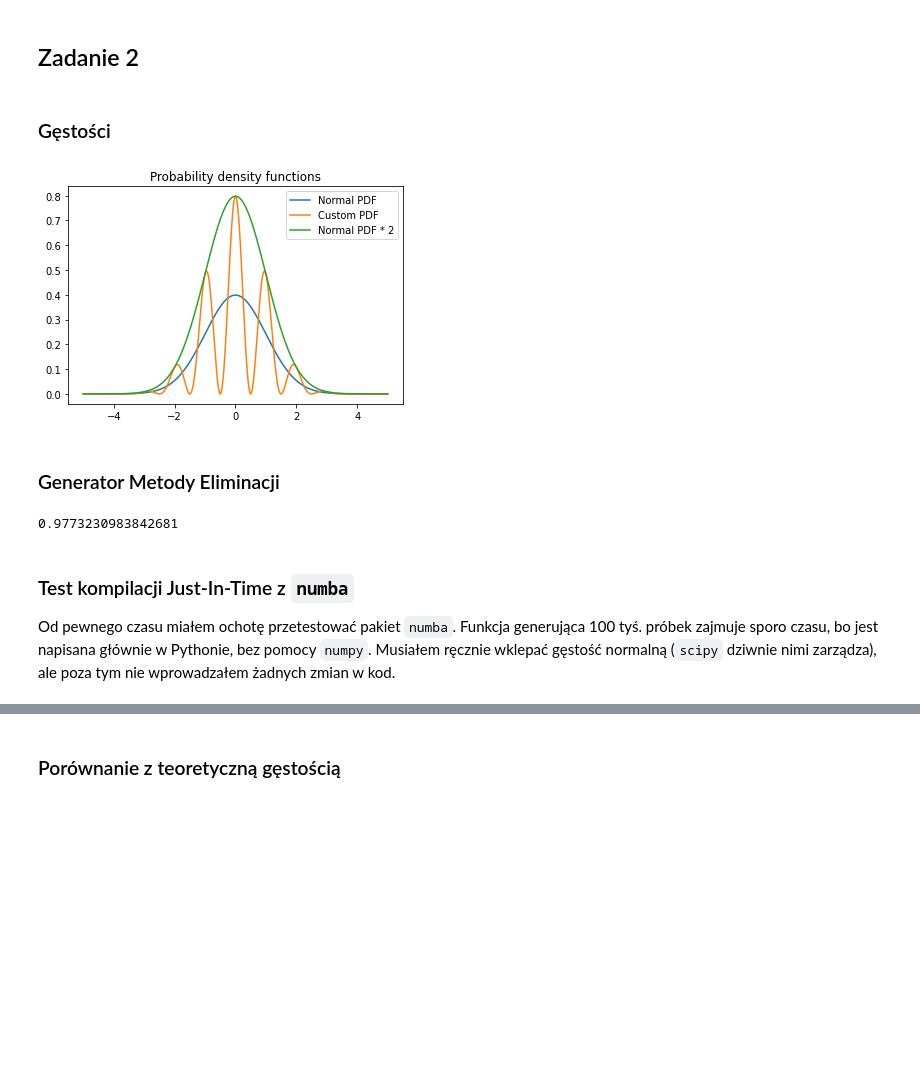
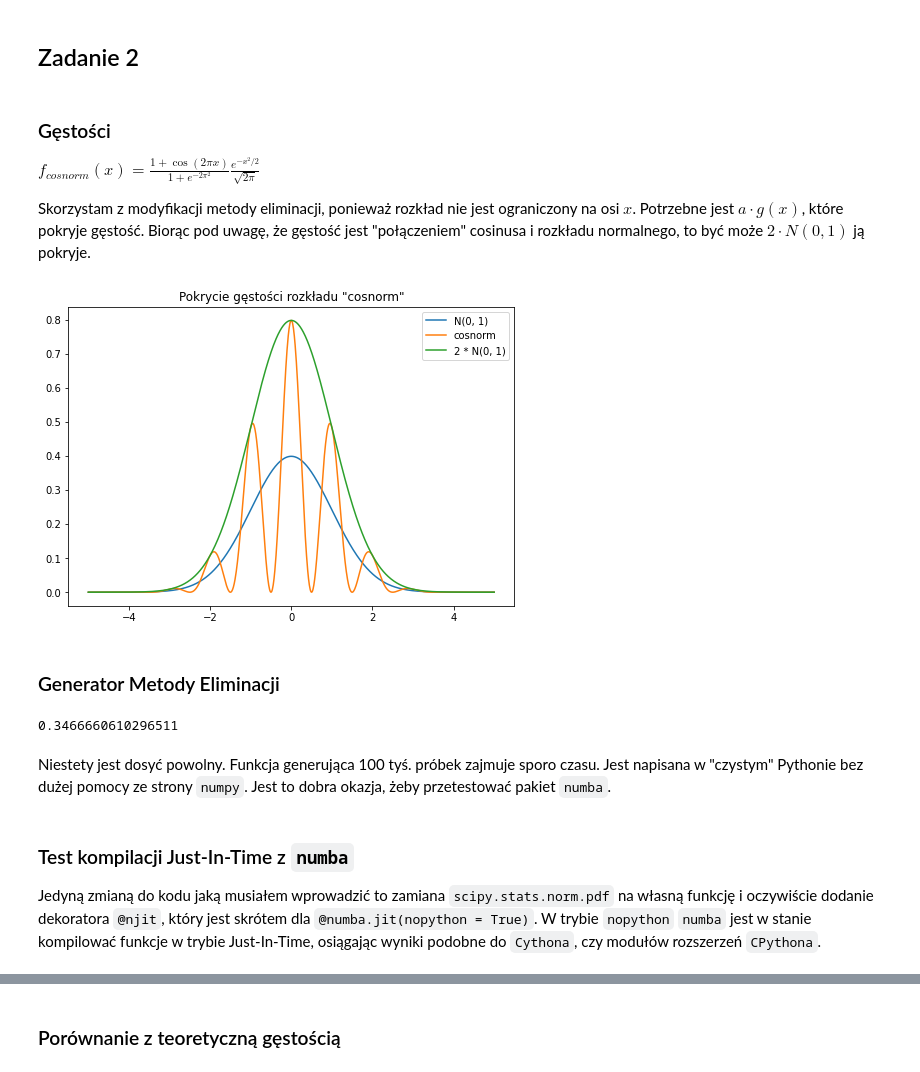
Before and after one commit to niegrzybkowski/matfin2022, a Jupyter notebook: Lab01.ipynb, the cells around one changed output, grey strips where cells are left out. Drawn from its saved outputs; the diff is of its cells as text; code cells hidden in the pictures; blank space fills up the shorter version.

```diff
--- a/Lab01.ipynb
+++ b/Lab01.ipynb
@@ -5,0 +34,2 @@ from math import exp, pi
+# %%
+plt.rcParams["figure.figsize"] = [8, 5.5]
@@ -50,3 +88,6 @@ plt.show()
 ## Zadanie 2
 # %% [markdown]
 ### Gęstości
+$f_{cosnorm}(x) = \frac{1 + \cos(2\pi x)}{1 + e^{-2\pi^2}} \frac{e^{-x^2/2}}{\sqrt{2\pi}}$
+
+Skorzystam z modyfikacji metody eliminacji, ponieważ rozkład nie jest ograniczony na osi $x$. Potrzebne jest $a\cdot g(x)$, które pokryje gęstość. Biorąc pod uwagę, że gęstość jest "połączeniem" cosinusa i rozkładu normalnego, to być może $2 \cdot N(0, 1)$ ją pokryje.
@@ -56,25 +94,25 @@ from scipy.stats import norm, uniform
 # %%
-def density(x):
+def density_cosnorm(x):
     return (
-        ( (1 + np.cos(2*pi*x)) * np.exp(-x**2/2) ) /
-        ( (1 + np.exp(-2 * pi**2)) * np.sqrt(2*pi) )
+        ( (1 + np.cos(2*pi*x)) * np.exp(-x*x/2) ) /
+        ( (1 + np.exp(-2 * pi*pi)) * np.sqrt(2*pi) )
     )
 # %%
 space = np.linspace(-5, 5, 1000)
 normal = norm.pdf(space)
-modified = density(space)
+modified = density_cosnorm(space)
 plt.plot(space, normal)
 plt.plot(space, modified)
 plt.plot(space, normal * 2)
-plt.title("Probability density functions")
+plt.title("Pokrycie gęstości rozkładu \"cosnorm\"")
 plt.legend([
-    "Normal PDF",
-    "Custom PDF",
-    "Normal PDF * 2"
+    "N(0, 1)",
+    "cosnorm",
+    "2 * N(0, 1)"
 ])
 plt.show()
 # %% [output]
-[figure, old version]
+[figure, new version]
 # %% [markdown]
 ### Generator Metody Eliminacji
 # %%
@@ -89,11 +124,11 @@ def EM_rng(f_density, a):
         y = uniform_bulitin_rng()
     return x
 # %%
-EM_rng(density, 2)
+EM_rng(density_cosnorm, 2)
 # %% [output]
-0.9773230983842681
+0.3466660610296511
+# %% [markdown]
+Niestety jest dosyć powolny. Funkcja generująca 100 tyś. próbek zajmuje sporo czasu. Jest napisana w "czystym" Pythonie bez dużej pomocy ze strony `numpy`. Jest to dobra okazja, żeby przetestować pakiet `numba`.
 # %% [markdown]
 ### Test kompilacji Just-In-Time z `numba`
-Od pewnego czasu miałem ochotę przetestować pakiet `numba`.
-Funkcja generująca 100 tyś. próbek zajmuje sporo czasu, bo jest napisana głównie w Pythonie, bez pomocy `numpy`.
-Musiałem ręcznie wklepać gęstość normalną (`scipy` dziwnie nimi zarządza), ale poza tym nie wprowadzałem żadnych zmian w kod.
+Jedyną zmianą do kodu jaką musiałem wprowadzić to zamiana `scipy.stats.norm.pdf` na własną funkcję i oczywiście dodanie dekoratora `@njit`, który jest skrótem dla `@numba.jit(nopython = True)`. W trybie `nopython` `numba` jest w stanie kompilować funkcje w trybie Just-In-Time, osiągając wyniki podobne do `Cythona`, czy modułów rozszerzeń `CPythona`.
```
Also changed, not shown: parts of 53 cells of this notebook, 2 other files.
